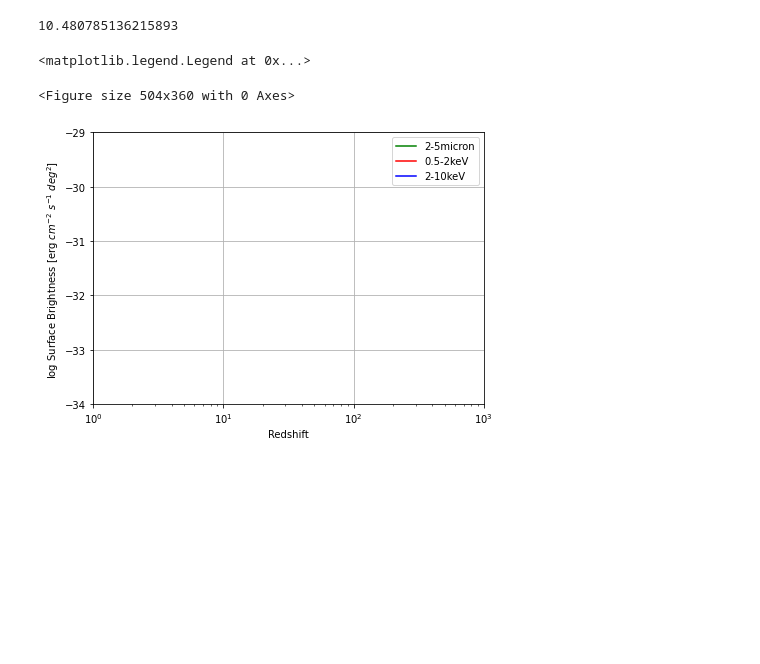
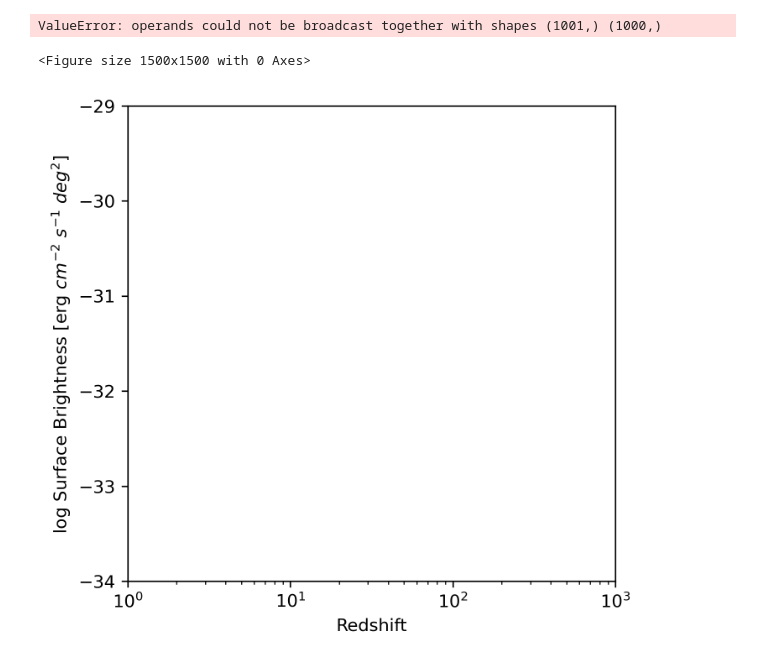
Before and after one commit to newspaperhinson/PBHAccretion, a Jupyter notebook: main.ipynb, the cells around one changed output. Drawn from its saved outputs; the diff is of its cells as text; code cells hidden in the pictures; blank space fills up the shorter version.

```diff
--- a/main.ipynb
+++ b/main.ipynb
@@ -10,7 +10,8 @@ m_H = 1.66E-27      # mass of hydrogen atom in kg
 Lambda = 0.05       # eaccretion eigenvalue
 # %%
 # set the figure size
-plt.rcParams['figure.figsize'] = [7, 5]
+plt.rcParams['figure.figsize'] = [5, 5]
+# plt.rcParams['figure.dpi'] = 300
 # %%
 # Read thermal history data
 redshift_digitizer, temperature_digitizer = np.loadtxt('./thermal_history.csv', delimiter=', ', unpack=True)
@@ -47,7 +48,7 @@ axes.set_ylabel(r'Velocity (km/s)')
 # relative speed in km/s
 # effective velocity in km/s
 sound_speed = np.sqrt(gamma*k_B*temperature/mu/m_H) / 1000
-relative_speed = np.piecewise(redshift, [redshift >= 20, redshift < 20], [lambda z: 30/1000*(1+z), lambda z: 620*(1+z)**-2.3])
+relative_speed = np.piecewise(redshift, [redshift >= 19.3, redshift < 19.3], [lambda z: 30/1000*(1+z), lambda z: 620*(1+z)**-2.3])
 effective_velocity = np.sqrt(sound_speed*relative_speed)
 
 # effective velocity plot
@@ -289,13 +290,16 @@ axes.set_ylabel(r'log Density-Weighted Flux [erg $cm^{-2}$ $s^{-1}$]')
 
 def H(z):
     return np.sqrt(0.3*(1+z)**3+0.7)
+# in Mpc
 def comoving_distance(z):
     res = []
-    for i in range(2, len(z)):
-        res.append(np.trapz(1/H(z[0:i]), z[0:i]))
-    return np.array(res)
+    for i in range(len(z)):
+        z_local = np.array([0, *z[:i+1]])
+        res.append(np.trapz(1/H(z_local), z_local))
+    return np.array(res)*(3E8/70/1000)
 
-luminosity_distance = (1+redshift)*(3E8/70/1000*3.08567758E16*1E6*100)*comoving_distance(redshift_in)
+print(comoving_distance(redshift))
+luminosity_distance = (1+redshift)*comoving_distance(redshift)*(3.08567758E16*1E6*100)
 def flux(i):
     return luminosity(i)/(4*np.pi*luminosity_distance**2)
 
@@ -345,33 +365,43 @@ axes.legend()
 # %%
 fig = plt.figure()
 fig, axes = plt.subplots()
 axes.set_xscale('log')
 axes.set_xlim([1, 1000])
 # axes.set_yscale('log')
 axes.set_ylim([-34, -29])
 axes.set_xlabel(r'Redshift')
 axes.set_ylabel(r'log Surface Brightness [erg $cm^{-2}$ $s^{-1}$ $deg^{2}$] ')
 
-comoving_distance = (3E8/70/1000/1000)*np.trapz(1/H(redshift), redshift)
+
+def proper_distance(z):
+    res = []
+    for i in range(len(z)):
+        z_local = np.array([0, *z[:i+1]])
+        res.append(np.trapz(1/H(z_local), z_local))
+    return np.array(res)*(3E8/70/1000)/(1+z)
+# in Mpc^3
 def volume(z):
-    return (4/3*np.pi*comoving_distance**3)
+    r = comoving_distance(z)/(1+z)
+    return (4/3*np.pi*r**3)
+
+print(proper_distance(redshift))
+print()
+number_density = (volume(redshift_in)-volume(redshift))*3.32E19*(1+redshift)**3
 
 def surface_brightness(correction):
-    return correction*flux_sum/(4*np.pi)*(volume(redshift[1:])-volume(redshift[0:-1]))*3.32E19
+    return correction*flux_sum/(4*np.pi)*number_density
 
-print((3E8/70/1000/1000)*np.trapz(1/H(redshift), redshift))
 axes.plot(redshift, np.log10(surface_brightness(bolometric_correction_micron)), 'g', label=f'2-5micron')
 axes.plot(redshift, np.log10(surface_brightness(bolometric_correction_2keV)), 'r', label=f'0.5-2keV')
 axes.plot(redshift, np.log10(surface_brightness(bolometric_correction_10keV)), 'b', label=f'2-10keV')
 
 
 axes.grid()
 axes.legend()
 # %% [output]
-10.480785136215893
+ValueError: operands could not be broadcast together with shapes (1001,) (1000,)
-<matplotlib.legend.Legend at 0x...>
+<Figure size 1500x1500 with 0 Axes>
-<Figure size 504x360 with 0 Axes>
-[figure, old version]
+[figure, new version]
 # %%
 fig = plt.figure()
 fig, axes = plt.subplots()
```
Also changed, not shown: parts of 12 cells of this notebook.
